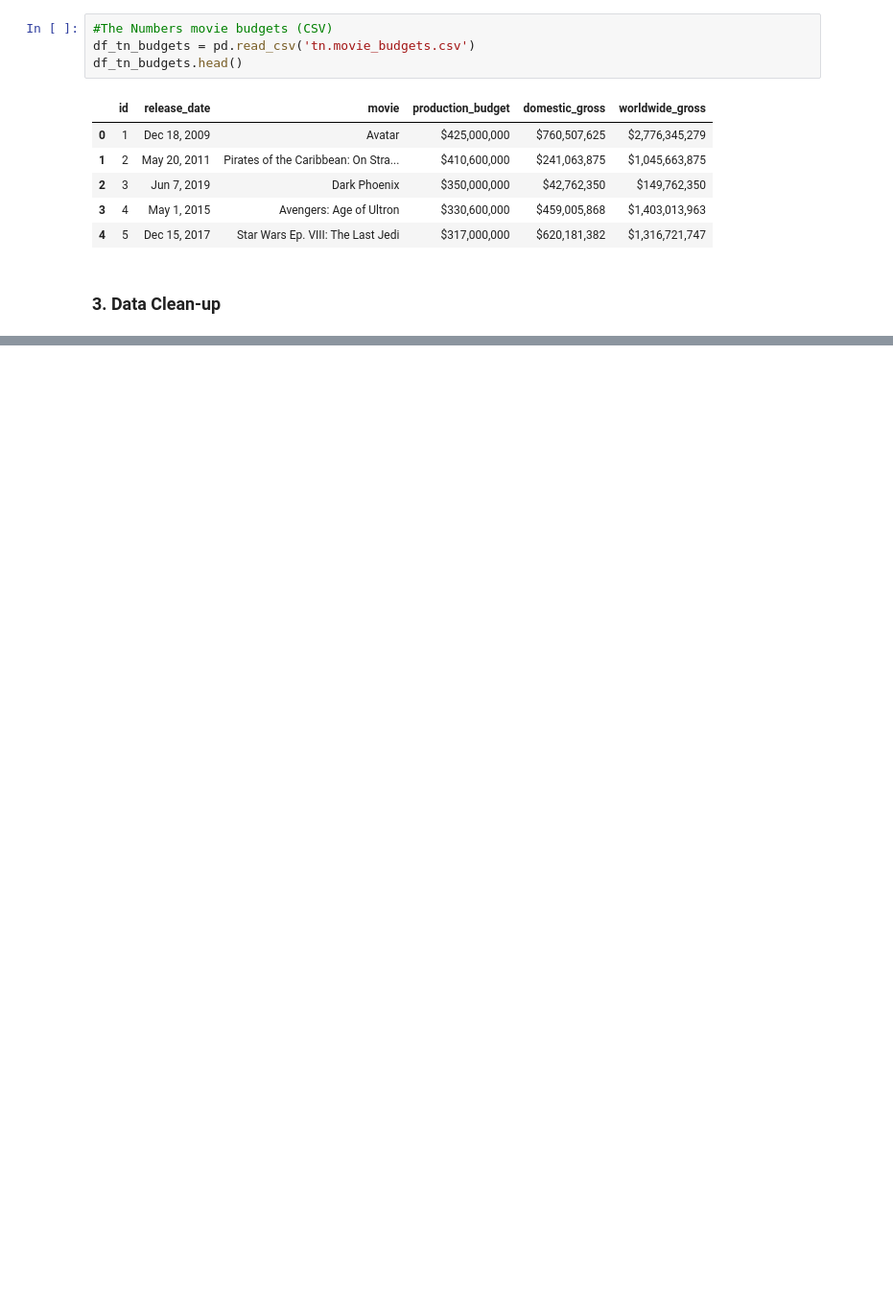
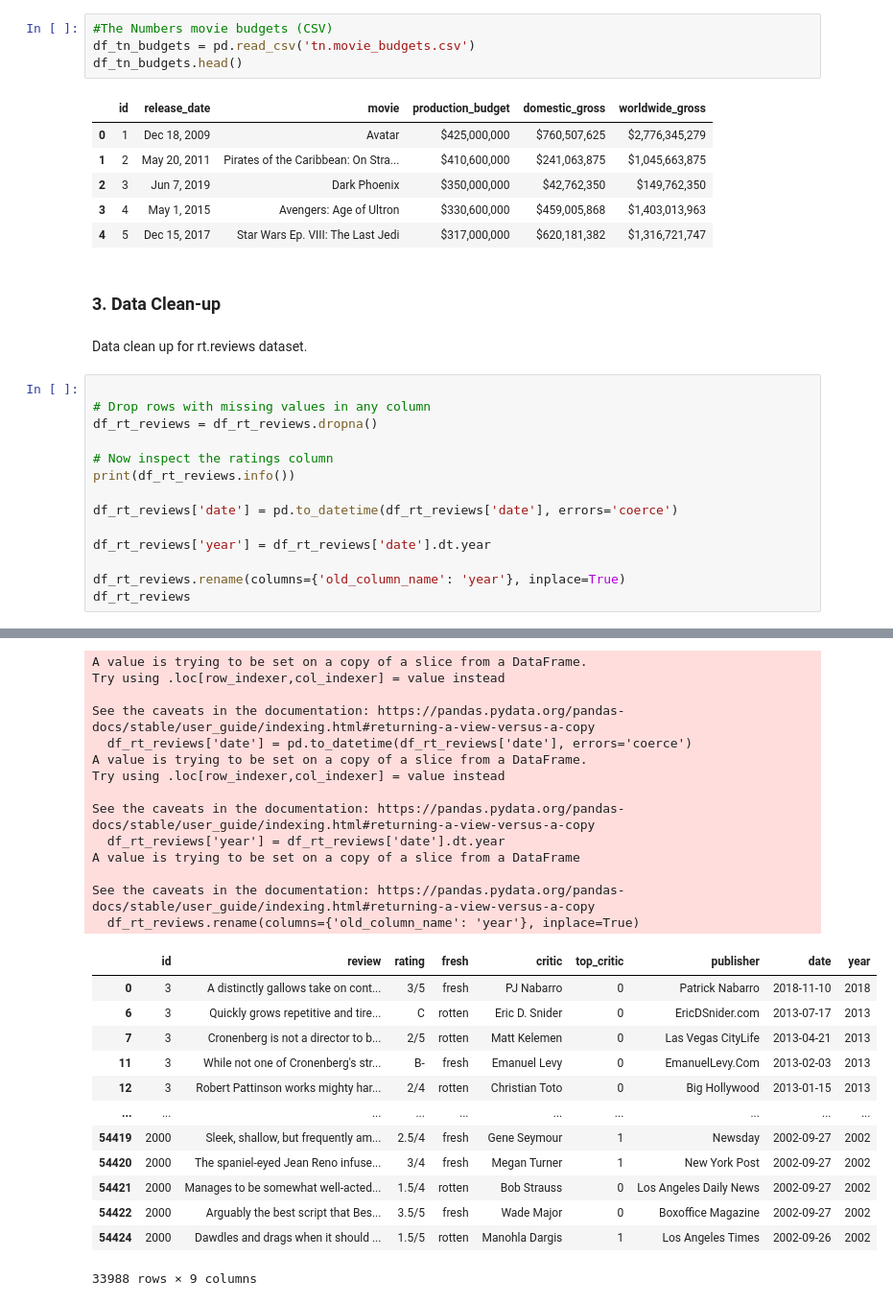
Before and after one commit to Mirriam-Tech/Phase-2-Group-1-Project-2025, a Jupyter notebook: project.ipynb, the cells around one changed output, grey strips where cells are left out. Shown at 96% size. Cells and saved outputs as stored; diff of their text form; blank space fills up the shorter version.

Commit message:
rt review data clean up

```diff
--- a/project.ipynb
+++ b/project.ipynb
@@ -96,3 +110,20 @@ df_tn_budgets.head()
 | 4 | 5 | Dec 15, 2017 | Star Wars Ep. VIII: The Last Jedi | $317,000,000 | $620,181,382 | $1,316,721,747 |
 # %% [markdown]
 ### 3. Data Clean-up
+# %% [markdown]
+Data clean up for rt.reviews dataset.
+# %%
+
+# Drop rows with missing values in any column
+df_rt_reviews = df_rt_reviews.dropna()
+
+# Now inspect the ratings column
+print(df_rt_reviews.info())
+
+df_rt_reviews['date'] = pd.to_datetime(df_rt_reviews['date'], errors='coerce')
+
+df_rt_reviews['year'] = df_rt_reviews['date'].dt.year
+
+df_rt_reviews.rename(columns={'old_column_name': 'year'}, inplace=True)
+df_rt_reviews
+# %% [output]
@@ -98,0 +147,27 @@ df_tn_budgets.head()
+A value is trying to be set on a copy of a slice from a DataFrame.
+Try using .loc[row_indexer,col_indexer] = value instead
+
+See the caveats in the documentation: https://pandas.pydata.org/pandas-docs/stable/user_guide/indexing.html#returning-a-view-versus-a-copy
+  df_rt_reviews['date'] = pd.to_datetime(df_rt_reviews['date'], errors='coerce')
+A value is trying to be set on a copy of a slice from a DataFrame.
+Try using .loc[row_indexer,col_indexer] = value instead
+
+See the caveats in the documentation: https://pandas.pydata.org/pandas-docs/stable/user_guide/indexing.html#returning-a-view-versus-a-copy
+  df_rt_reviews['year'] = df_rt_reviews['date'].dt.year
+A value is trying to be set on a copy of a slice from a DataFrame
+
+See the caveats in the documentation: https://pandas.pydata.org/pandas-docs/stable/user_guide/indexing.html#returning-a-view-versus-a-copy
+  df_rt_reviews.rename(columns={'old_column_name': 'year'}, inplace=True)
+|  | id | review | rating | fresh | critic | top_critic | publisher | date | year |
+| 0 | 3 | A distinctly gallows take on cont... | 3/5 | fresh | PJ Nabarro | 0 | Patrick Nabarro | 2018-11-10 | 2018 |
+| 6 | 3 | Quickly grows repetitive and tire... | C | rotten | Eric D. Snider | 0 | EricDSnider.com | 2013-07-17 | 2013 |
+| 7 | 3 | Cronenberg is not a director to b... | 2/5 | rotten | Matt Kelemen | 0 | Las Vegas CityLife | 2013-04-21 | 2013 |
+| 11 | 3 | While not one of Cronenberg's str... | B- | fresh | Emanuel Levy | 0 | EmanuelLevy.Com | 2013-02-03 | 2013 |
+| 12 | 3 | Robert Pattinson works mighty har... | 2/4 | rotten | Christian Toto | 0 | Big Hollywood | 2013-01-15 | 2013 |
+| ... | ... | ... | ... | ... | ... | ... | ... | ... | ... |
+| 54419 | 2000 | Sleek, shallow, but frequently am... | 2.5/4 | fresh | Gene Seymour | 1 | Newsday | 2002-09-27 | 2002 |
+| 54420 | 2000 | The spaniel-eyed Jean Reno infuse... | 3/4 | fresh | Megan Turner | 1 | New York Post | 2002-09-27 | 2002 |
+| 54421 | 2000 | Manages to be somewhat well-acted... | 1.5/4 | rotten | Bob Strauss | 0 | Los Angeles Daily News | 2002-09-27 | 2002 |
+| 54422 | 2000 | Arguably the best script that Bes... | 3.5/5 | fresh | Wade Major | 0 | Boxoffice Magazine | 2002-09-27 | 2002 |
+| 54424 | 2000 | Dawdles and drags when it should ... | 1.5/5 | rotten | Manohla Dargis | 1 | Los Angeles Times | 2002-09-26 | 2002 |
+33988 rows × 9 columns
```
Also changed, not shown: parts of 4 cells of this notebook.
